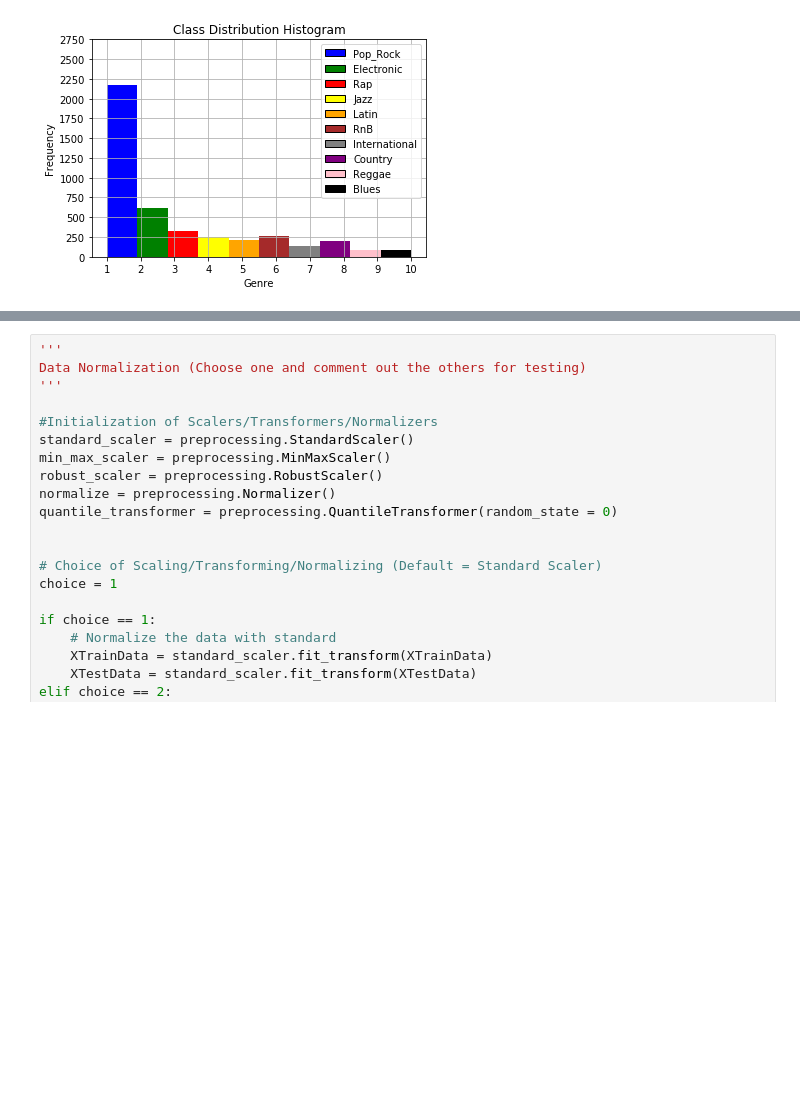
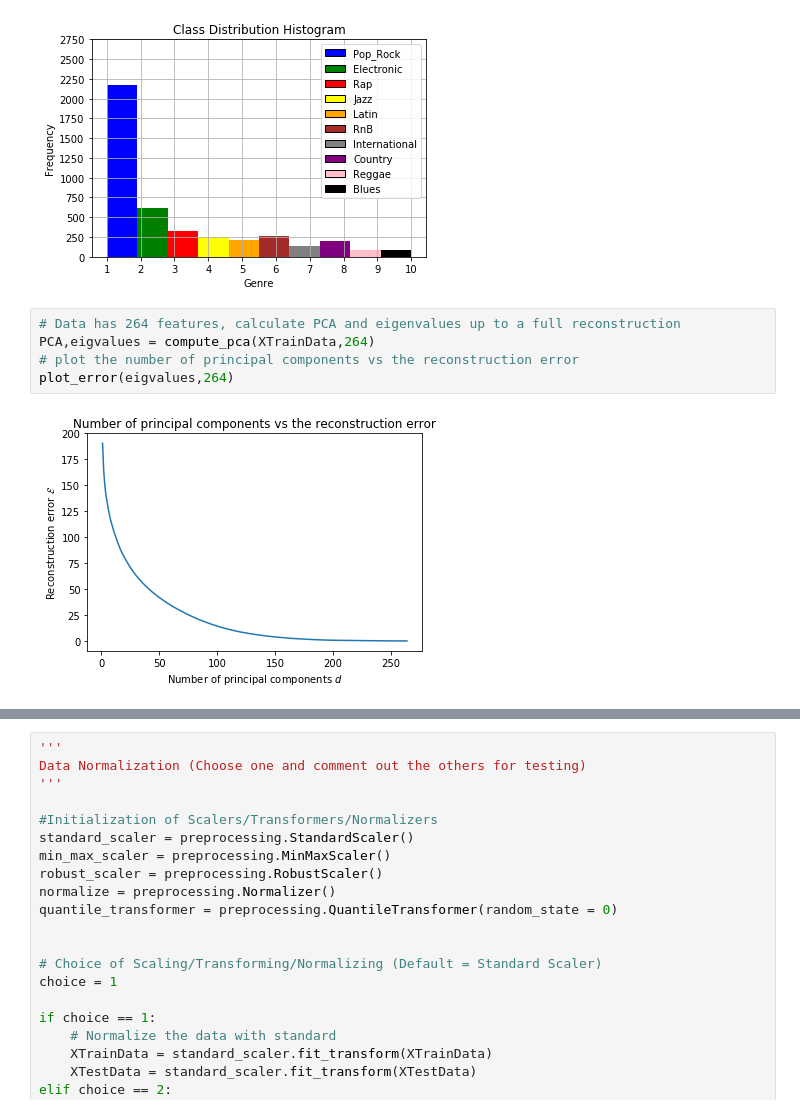
Before and after one commit to abdullahkhan93/MLBP-2018, a Jupyter notebook: Project Report.ipynb, the cells around one changed output, grey strips where cells are left out. Drawn from its saved outputs; the diff is of its cells as text; blank space fills up the shorter version.

```diff
--- a/Project Report.ipynb
+++ b/Project Report.ipynb
@@ -98,3 +192,10 @@ plt.legend(handles, labels)
 plt.show()
 # %% [output]
 [figure]
+# %%
+# Data has 264 features, calculate PCA and eigenvalues up to a full reconstruction
+PCA,eigvalues = compute_pca(XTrainData,264)
+# plot the number of principal components vs the reconstruction error
+plot_error(eigvalues,264)
+# %% [output]
+[figure, added]
```
Also changed, not shown: parts of 11 cells of this notebook.
